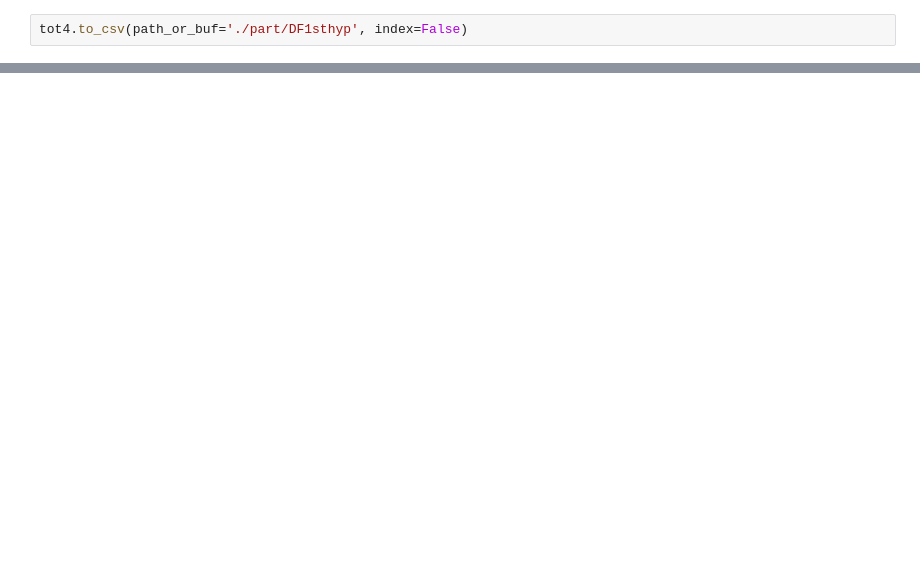
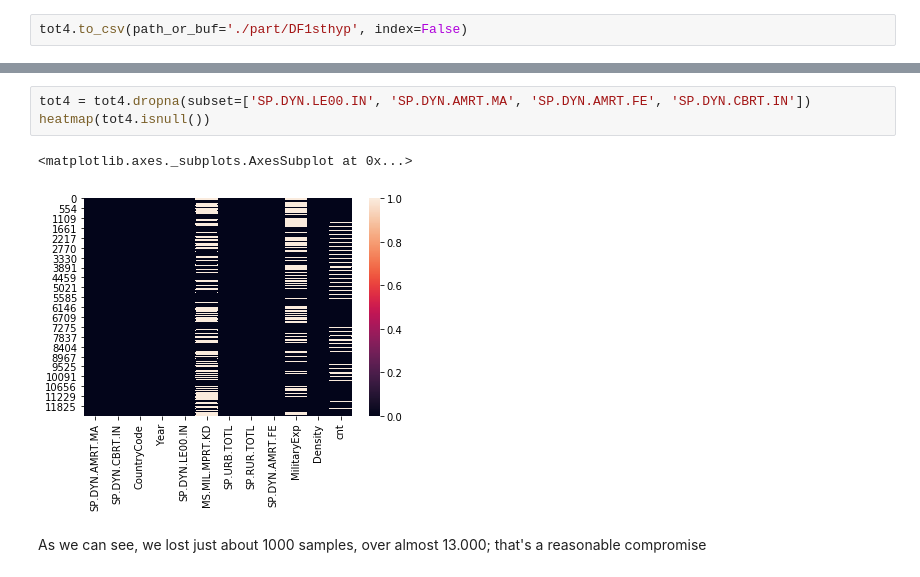
Before and after one commit to AndreaCurtoni/TerrorismDSBA, a Jupyter notebook: First hypothesis.ipynb, the cells around one changed output, grey strips where cells are left out. Drawn from its saved outputs; the diff is of its cells as text; blank space fills up the shorter version.

```diff
--- a/First hypothesis.ipynb
+++ b/First hypothesis.ipynb
@@ -349,0 +367,8 @@ tot4.to_csv(path_or_buf='./part/DF1sthyp', index=False)
+# %%
+tot4 = tot4.dropna(subset=['SP.DYN.LE00.IN', 'SP.DYN.AMRT.MA', 'SP.DYN.AMRT.FE', 'SP.DYN.CBRT.IN'])
+heatmap(tot4.isnull())
+# %% [output]
+<matplotlib.axes._subplots.AxesSubplot at 0x...>
+[figure, added]
+# %% [markdown]
+As we can see, we lost just about 1000 samples, over almost 13.000; that's a reasonable compromise
```
Also changed, not shown: parts of 18 cells of this notebook.
